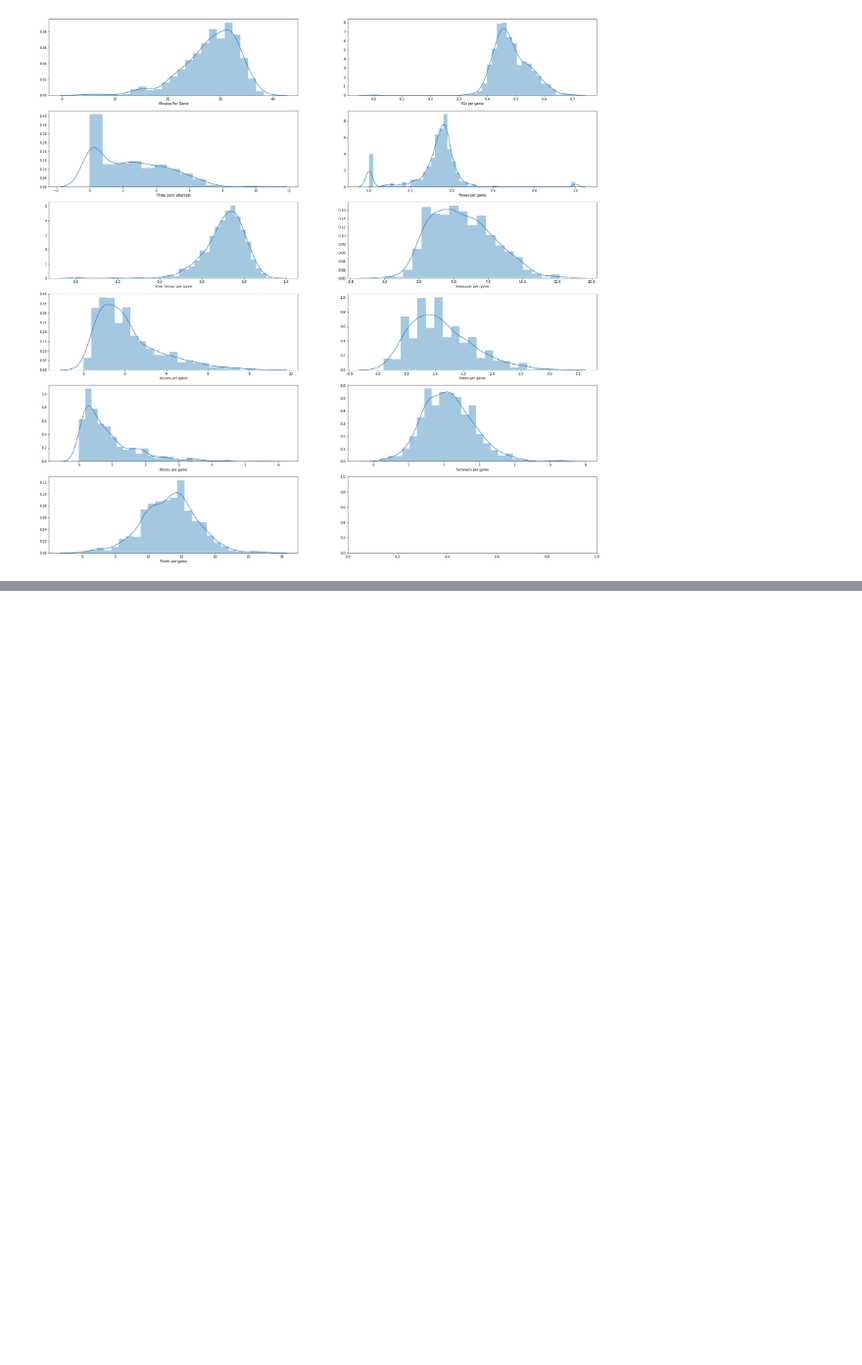
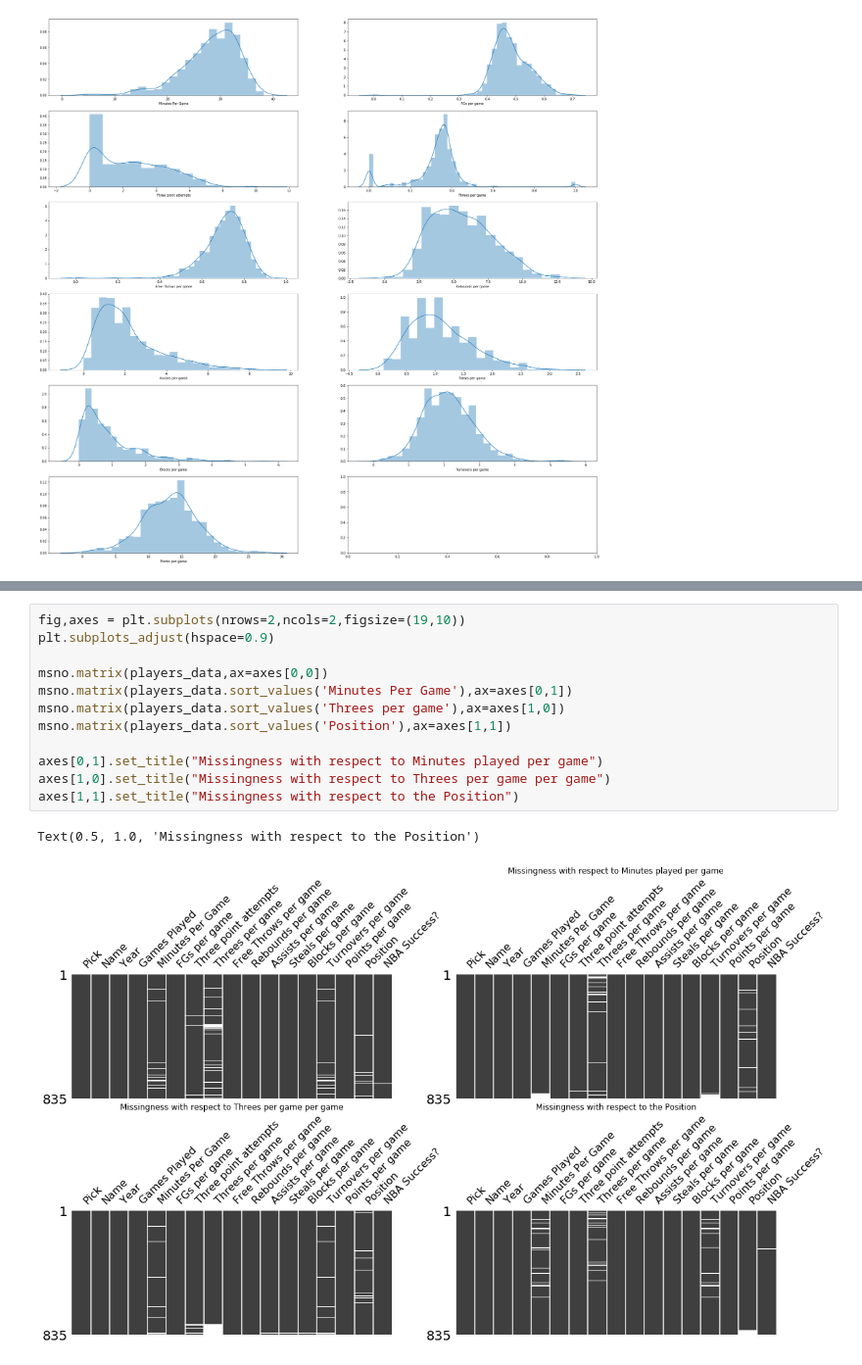
Before and after one commit to akshaygupta16/NBADraftAssistant, a Jupyter notebook: NBADraftPicker.ipynb, the cells around one changed output, grey strips where cells are left out. Shown: that part at 98% size. Cells and saved outputs as stored; diff of their text form; blank space fills up the shorter version.

```diff
--- a/NBADraftPicker.ipynb
+++ b/NBADraftPicker.ipynb
@@ -227,0 +153,15 @@ sns.countplot(players_data['Position'],hue=players_data['NBA Success?'])
+# %%
+fig,axes = plt.subplots(nrows=2,ncols=2,figsize=(19,10))
+plt.subplots_adjust(hspace=0.9)
+
+msno.matrix(players_data,ax=axes[0,0])
+msno.matrix(players_data.sort_values('Minutes Per Game'),ax=axes[0,1])
+msno.matrix(players_data.sort_values('Threes per game'),ax=axes[1,0])
+msno.matrix(players_data.sort_values('Position'),ax=axes[1,1])
+
+axes[0,1].set_title("Missingness with respect to Minutes played per game")
+axes[1,0].set_title("Missingness with respect to Threes per game per game")
+axes[1,1].set_title("Missingness with respect to the Position")
+# %% [output]
+Text(0.5, 1.0, 'Missingness with respect to the Position')
+[figure, added]
```
Also changed, not shown: parts of 13 cells of this notebook.
